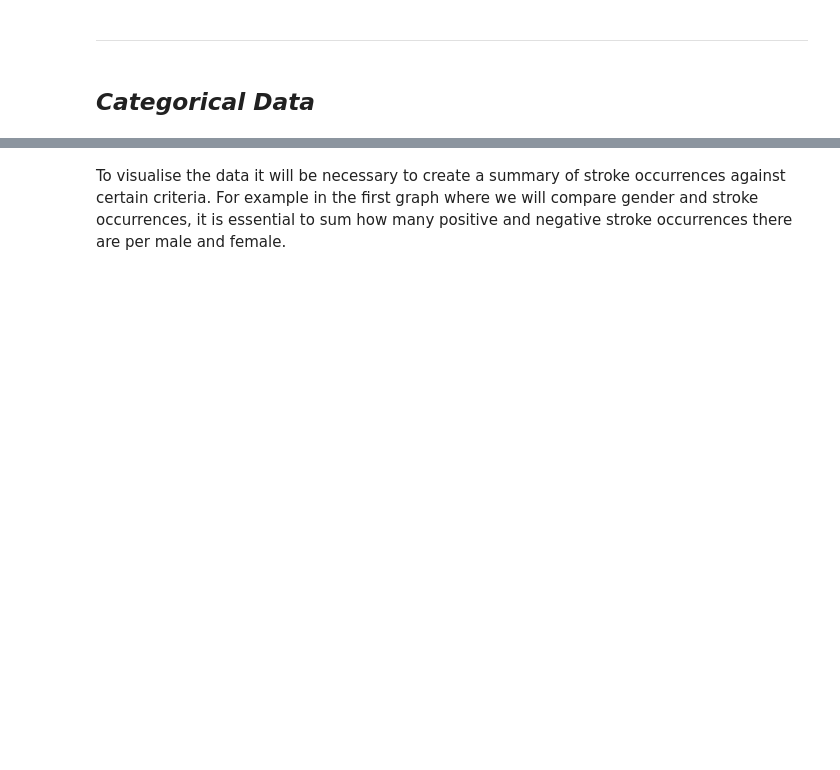
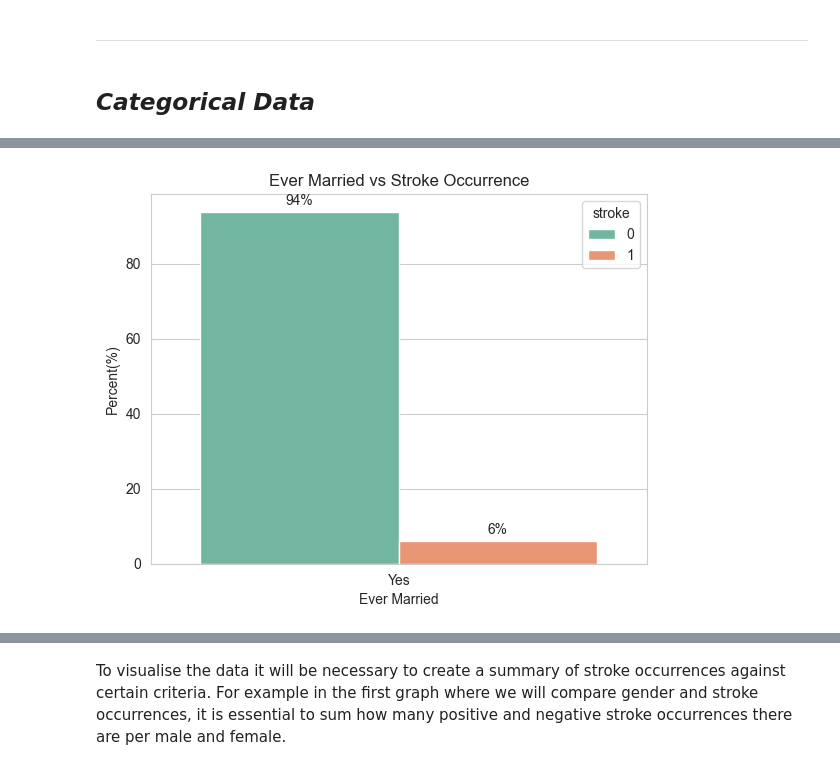
Before and after one commit to naqashb7/stroke_prediction_app, a Jupyter notebook: jupyter_notebooks/EDA.ipynb, the cells around one changed output, grey strips where cells are left out. Saved outputs shown, nothing was run; the diff lists cells and outputs as text; code cells hidden in the pictures; blank space fills up the shorter version.

Commit message:
Completion of Categorical visualisations

```diff
--- a/jupyter_notebooks/EDA.ipynb
+++ b/jupyter_notebooks/EDA.ipynb
@@ -457,17 +455,19 @@ plt.show()
 # %%
 marital_history_yes = clean_stroke_data_df[clean_stroke_data_df["ever_married"] == "Yes"]
 
 marital_history_countplot = sns.countplot(data=marital_history_yes, x="ever_married", hue="stroke", palette="Set2", stat="percent")
 
 for container in marital_history_countplot.containers:
     labels = [f'{v.get_height():.0f}%' for v in container]
     marital_history_countplot.bar_label(container, labels=labels, padding= 3)
 
 
 plt.title("Ever Married vs Stroke Occurrence")
 plt.xlabel("Ever Married")
-plt.ylabel("Count")
+plt.ylabel("Percent(%)")
 plt.show()
+# %% [output]
+[figure, added]
 # %%
 marital_history_no = clean_stroke_data_df[clean_stroke_data_df["ever_married"] == "No"]
 
```
Also changed, not shown: parts of 19 cells of this notebook, 1 other file.
